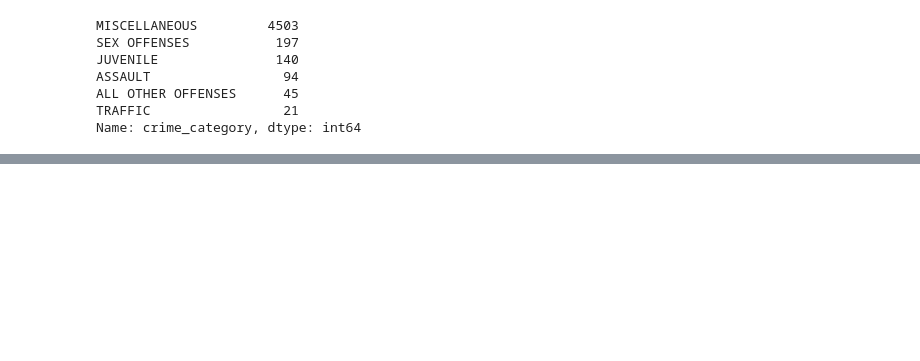
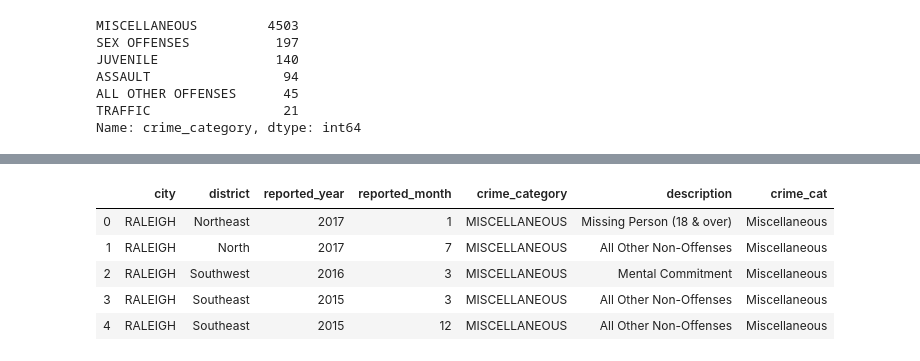
Before and after one commit to apspatz/team2project1, a Jupyter notebook: ODRaleigh.ipynb, the cells around one changed output, grey strips where cells are left out. Drawn from its saved outputs; the diff is of its cells as text; code cells hidden in the pictures; blank space fills up the shorter version.

```diff
--- a/ODRaleigh.ipynb
+++ b/ODRaleigh.ipynb
@@ -55,0 +73,17 @@ Name: crime_category, dtype: int64
+# %%
+cat = []
+descrip =[]
+for index, row in crimedata_pd.iterrows():
+    descrip.append(row["crime_description"][1])
+    cat.append(row["crime_description"][0])
+crimedata_pd["description"]=descrip
+crimedata_pd["crime_cat"]=cat
+crimedata_pd.drop(columns="crime_description",inplace=True)
+crimedata_pd.head()
+# %% [output]
+|  | city | district | reported_year | reported_month | crime_category | description | crime_cat |
+| 0 | RALEIGH | Northeast | 2017 | 1 | MISCELLANEOUS | Missing Person (18 & over) | Miscellaneous |
+| 1 | RALEIGH | North | 2017 | 7 | MISCELLANEOUS | All Other Non-Offenses | Miscellaneous |
+| 2 | RALEIGH | Southwest | 2016 | 3 | MISCELLANEOUS | Mental Commitment | Miscellaneous |
+| 3 | RALEIGH | Southeast | 2015 | 3 | MISCELLANEOUS | All Other Non-Offenses | Miscellaneous |
+| 4 | RALEIGH | Southeast | 2015 | 12 | MISCELLANEOUS | All Other Non-Offenses | Miscellaneous |
```
Also changed, not shown: parts of 8 cells of this notebook, 1 other file.
